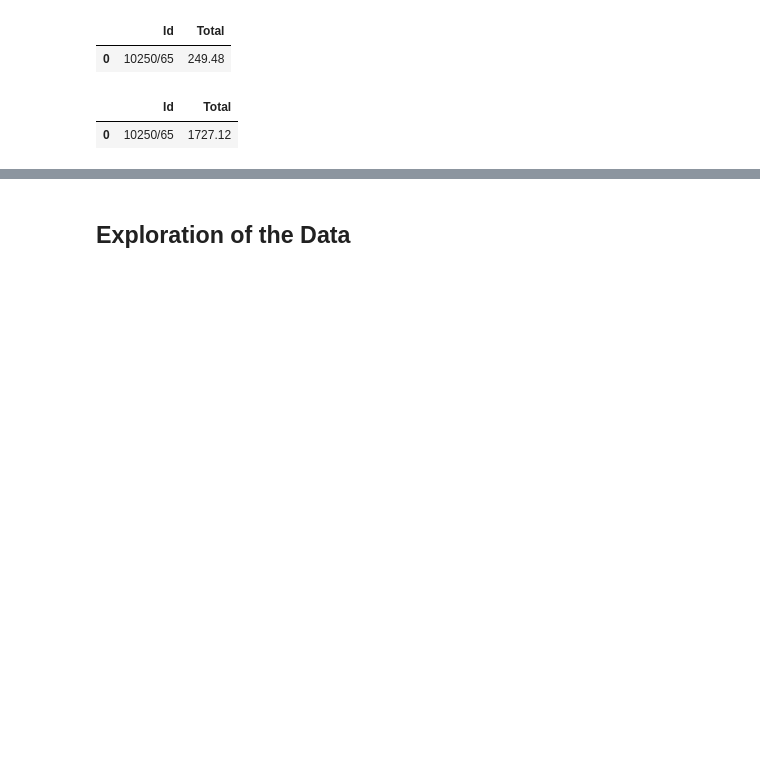
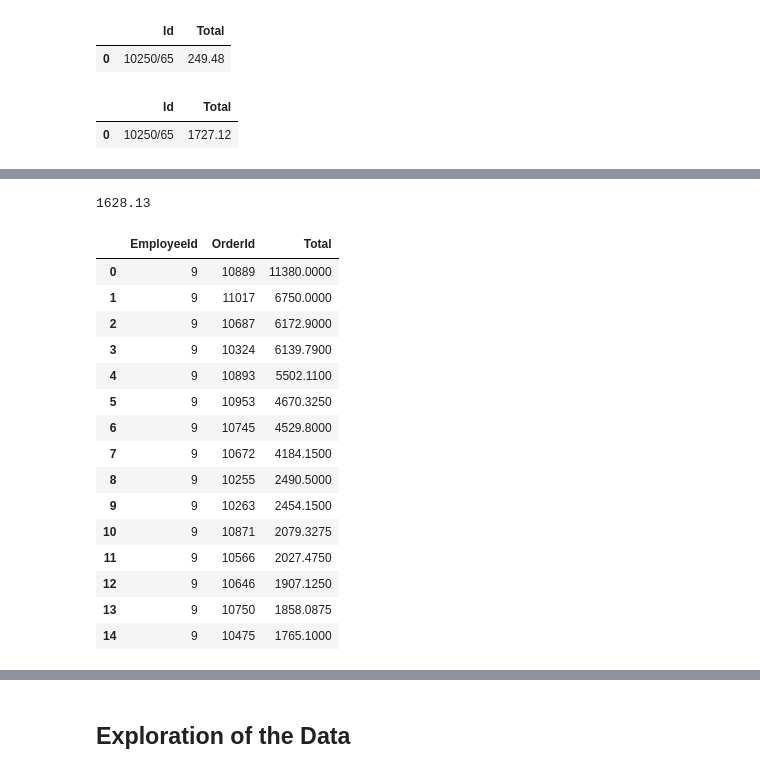
Before and after one commit to MagicMilly/dsc-2-final-project-online-ds-ft-100118, a Jupyter notebook: student.ipynb, the cells around one changed output, grey strips where cells are left out. Drawn from its saved outputs; the diff is of its cells as text; code cells hidden in the pictures; blank space fills up the shorter version.

```diff
--- a/student.ipynb
+++ b/student.ipynb
@@ -810,0 +651,27 @@ if abs(t) < critical_t:
+# %%
+average_employee_sale = round(each_employee_sale.Total.mean(), 2)
+average_employee_sale
+# %% [output]
+1628.13
+# %%
+number_9_sales = pd.read_sql_query('SELECT EmployeeId, OrderDetail.OrderId, SUM(UnitPrice*Quantity-UnitPrice*Discount)\
+AS Total FROM [Order] INNER JOIN OrderDetail ON [Order].Id = OrderDetail.OrderId WHERE EmployeeId = 9 GROUP BY \
+OrderDetail.OrderId ORDER BY Total DESC;', conn)
+number_9_sales.head(15)
+# %% [output]
+|  | EmployeeId | OrderId | Total |
+| 0 | 9 | 10889 | 11380.0000 |
+| 1 | 9 | 11017 | 6750.0000 |
+| 2 | 9 | 10687 | 6172.9000 |
+| 3 | 9 | 10324 | 6139.7900 |
+| 4 | 9 | 10893 | 5502.1100 |
+| 5 | 9 | 10953 | 4670.3250 |
+| 6 | 9 | 10745 | 4529.8000 |
+| 7 | 9 | 10672 | 4184.1500 |
+| 8 | 9 | 10255 | 2490.5000 |
+| 9 | 9 | 10263 | 2454.1500 |
+| 10 | 9 | 10871 | 2079.3275 |
+| 11 | 9 | 10566 | 2027.4750 |
+| 12 | 9 | 10646 | 1907.1250 |
+| 13 | 9 | 10750 | 1858.0875 |
+| 14 | 9 | 10475 | 1765.1000 |
```
Also changed, not shown: parts of 48 cells of this notebook.
